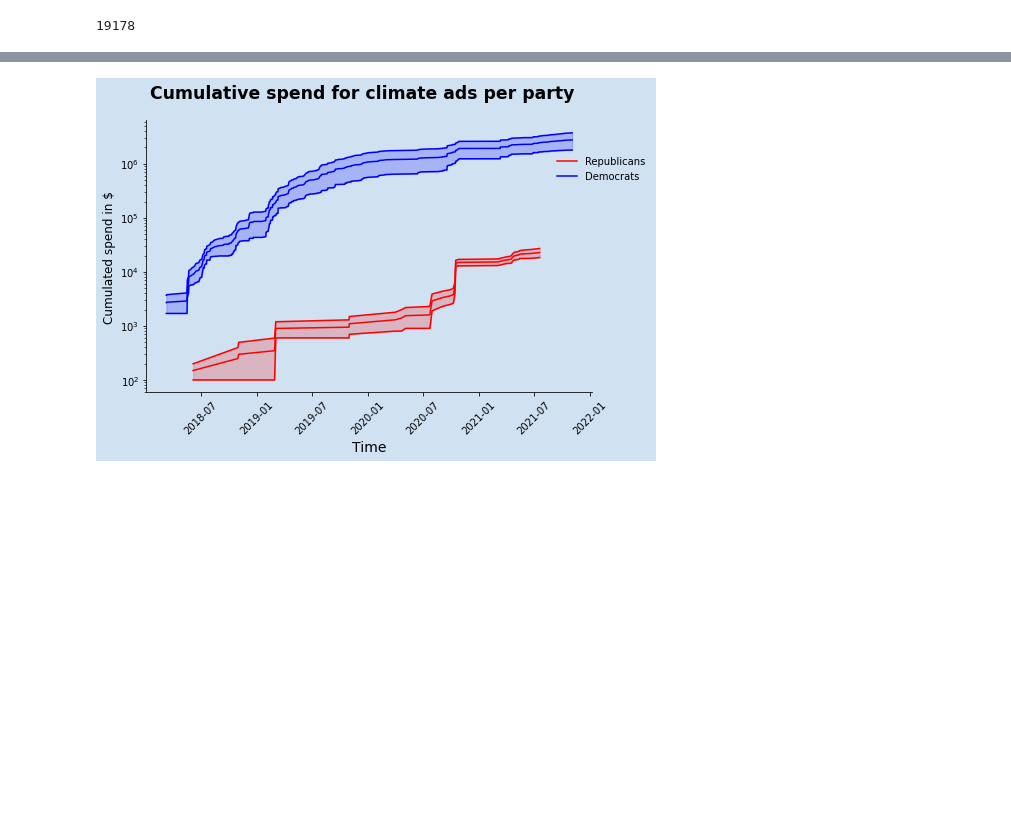
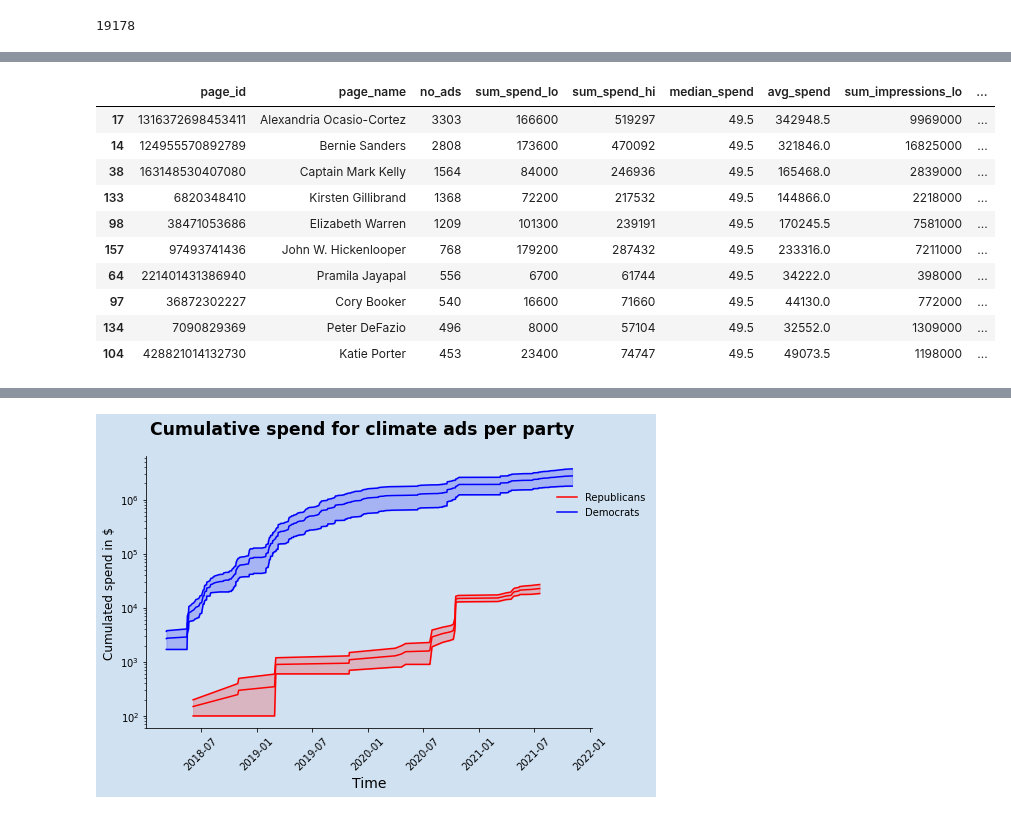
Before and after one commit to lrnz-asnprs/political-ad-api, a Jupyter notebook: notebooks/laurenz_notebook.ipynb, the cells around one changed output, grey strips where cells are left out. Saved outputs shown, nothing was run; the diff lists cells and outputs as text; code cells hidden in the pictures; blank space fills up the shorter version.

```diff
--- a/notebooks/laurenz_notebook.ipynb
+++ b/notebooks/laurenz_notebook.ipynb
@@ -261,0 +308,14 @@ democrats_climate = grouper.group_ads_by_party_by_day(climate_ads, "Democrat")
+# %%
+all_climate[:10]
+# %% [output]
+|  | page_id | page_name | no_ads | sum_spend_lo | sum_spend_hi | median_spend | avg_spend | sum_impressions_lo | ... |
+| 17 | 1316372698453411 | Alexandria Ocasio-Cortez | 3303 | 166600 | 519297 | 49.5 | 342948.5 | 9969000 | ... |
+| 14 | 124955570892789 | Bernie Sanders | 2808 | 173600 | 470092 | 49.5 | 321846.0 | 16825000 | ... |
+| 38 | 163148530407080 | Captain Mark Kelly | 1564 | 84000 | 246936 | 49.5 | 165468.0 | 2839000 | ... |
+| 133 | 6820348410 | Kirsten Gillibrand | 1368 | 72200 | 217532 | 49.5 | 144866.0 | 2218000 | ... |
+| 98 | 38471053686 | Elizabeth Warren | 1209 | 101300 | 239191 | 49.5 | 170245.5 | 7581000 | ... |
+| 157 | 97493741436 | John W. Hickenlooper | 768 | 179200 | 287432 | 49.5 | 233316.0 | 7211000 | ... |
+| 64 | 221401431386940 | Pramila Jayapal | 556 | 6700 | 61744 | 49.5 | 34222.0 | 398000 | ... |
+| 97 | 36872302227 | Cory Booker | 540 | 16600 | 71660 | 49.5 | 44130.0 | 772000 | ... |
+| 134 | 7090829369 | Peter DeFazio | 496 | 8000 | 57104 | 49.5 | 32552.0 | 1309000 | ... |
+| 104 | 428821014132730 | Katie Porter | 453 | 23400 | 74747 | 49.5 | 49073.5 | 1198000 | ... |
```
Also changed, not shown: parts of 25 cells of this notebook, 4 other files.
